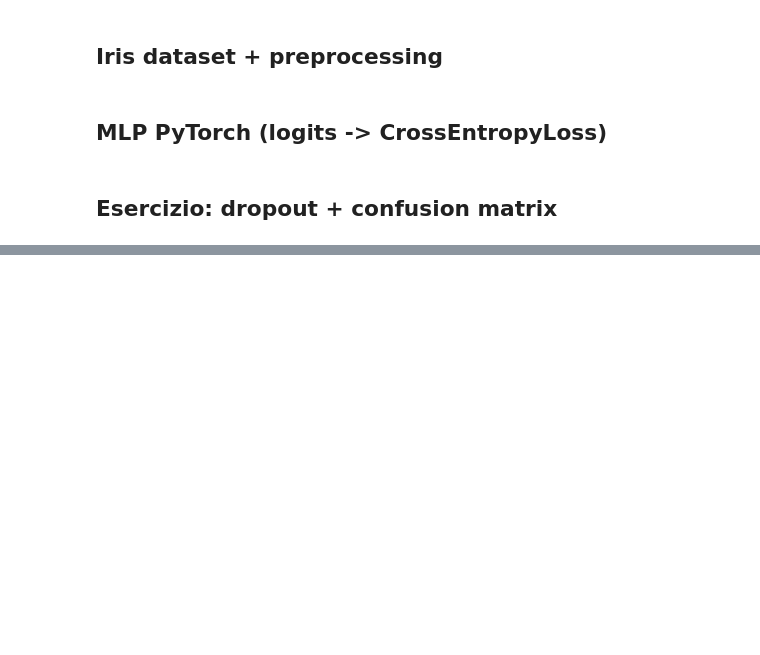
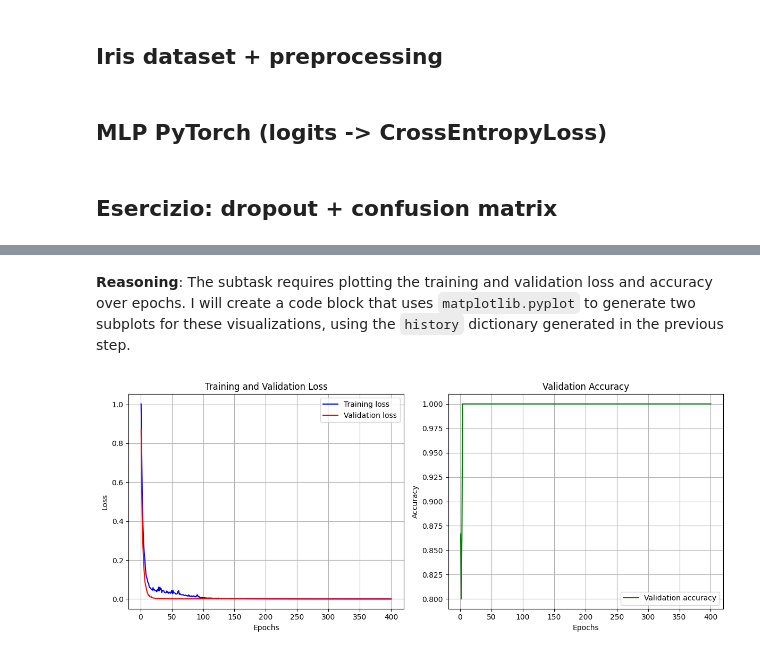
Before and after one commit to fabiomungo/ecampus, a Jupyter notebook: 06_mlp_softmax_classifier.ipynb, the cells around one changed output, grey strips where cells are left out. Cells and saved outputs as stored; diff of their text form; code cells hidden in the pictures; blank space fills up the shorter version.

```diff
--- a/06_mlp_softmax_classifier.ipynb
+++ b/06_mlp_softmax_classifier.ipynb
@@ -42,0 +1035,39 @@ except Exception as e:
+# %% [markdown]
+**Reasoning**:
+The subtask requires plotting the training and validation loss and accuracy over epochs. I will create a code block that uses `matplotlib.pyplot` to generate two subplots for these visualizations, using the `history` dictionary generated in the previous step.
+# %%
+import matplotlib.pyplot as plt
+
+# Ensure history dictionary is available from previous training step
+if 'history' in locals():
+    epochs = range(1, len(history['train_loss']) + 1)
+
+    plt.figure(figsize=(12, 5))
+
+    # Plot Training and Validation Loss
+    plt.subplot(1, 2, 1) # 1 row, 2 columns, first plot
+    plt.plot(epochs, history['train_loss'], 'b', label='Training loss')
+    plt.plot(epochs, history['val_loss'], 'r', label='Validation loss')
+    plt.title('Training and Validation Loss')
+    plt.xlabel('Epochs')
+    plt.ylabel('Loss')
+    plt.legend()
+    plt.grid(True)
+
+    # Plot Validation Accuracy
+    plt.subplot(1, 2, 2) # 1 row, 2 columns, second plot
+    plt.plot(epochs, history['val_accuracy'], 'g', label='Validation accuracy')
+    # If you have training accuracy, you can add it here
+    # plt.plot(epochs, history['train_accuracy'], 'y', label='Training accuracy')
+    plt.title('Validation Accuracy')
+    plt.xlabel('Epochs')
+    plt.ylabel('Accuracy')
+    plt.legend()
+    plt.grid(True)
+
+    plt.tight_layout()
+    plt.show()
+else:
+    print("History data not found. Please ensure the training cell was executed.")
+# %% [output]
+[figure, added]
```
Also changed, not shown: parts of 47 cells of this notebook.
